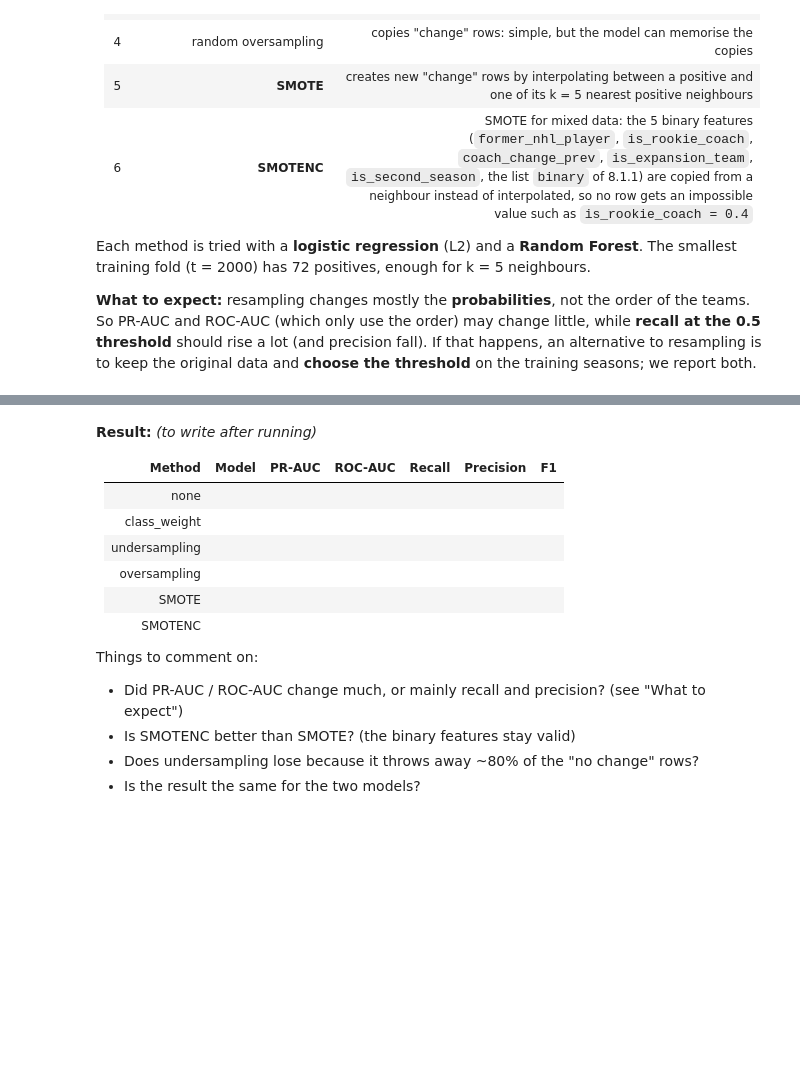
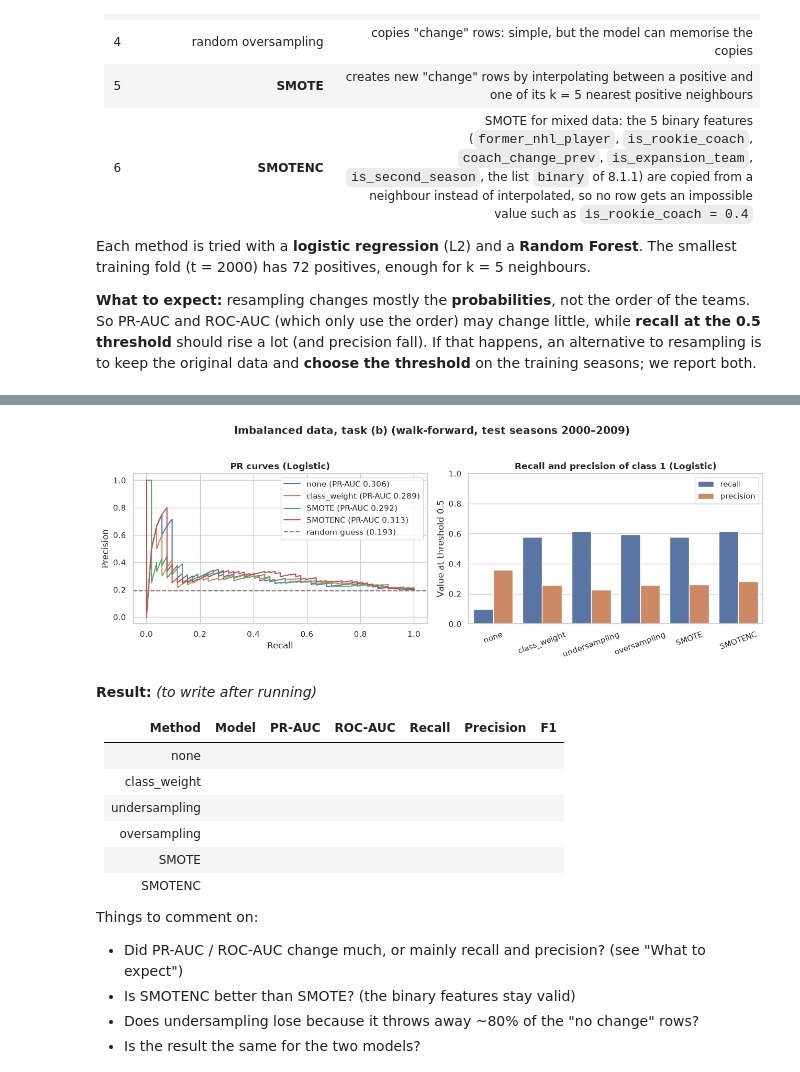
Before and after one commit to LuisBento2005/AC_DataMining, a Jupyter notebook: notebooks/03_data_preparation.ipynb, the cells around one changed output, grey strips where cells are left out. Cells and saved outputs as stored; diff of their text form; code cells hidden in the pictures; blank space fills up the shorter version.

Commit message:
imbalanced data

```diff
--- a/notebooks/03_data_preparation.ipynb
+++ b/notebooks/03_data_preparation.ipynb
@@ -4705,9 +4769,36 @@ Each method is tried with a **logistic regression** (L2) and a **Random Forest**
 # %%
-# TODO (your code) — figure
-#
-# left: PR curves of the best methods vs "none" (one model), with the random-guess line at the positive rate
-# right: recall and precision at threshold 0.5 per method (grouped bars)
-# save to ../docs/figures/du/dp08_imbalance_methods.png
+from sklearn.metrics import precision_recall_curve
+
+figure_model = "Logistic"
+fig, axes = plt.subplots(1, 2, figsize=(13, 4.5))
+
+# left: PR curves of some methods vs "none"
+for method in ["none", "class_weight", "SMOTE", "SMOTENC"]:
+    precision, recall, _ = precision_recall_curve(y_true_b, probabilities[(method, figure_model)])
+    pr_auc = imbalance.query("method == @method and model == @figure_model")["PR-AUC"].iloc[0]
+    axes[0].plot(recall, precision, label=f"{method} (PR-AUC {pr_auc:.3f})")
+axes[0].axhline(np.mean(y_true_b), color="grey", linestyle="--", label=f"random guess ({np.mean(y_true_b):.3f})")
+axes[0].set_xlabel("Recall")
+axes[0].set_ylabel("Precision")
+axes[0].set_title(f"PR curves ({figure_model})", fontweight="bold")
+axes[0].legend()
+
+# right: recall and precision at threshold 0.5 per method
+bars = imbalance[imbalance["model"] == figure_model].melt(id_vars="method", value_vars=["recall", "precision"], var_name="metric")
+sns.barplot(data=bars, x="method", y="value", hue="metric", ax=axes[1])
+axes[1].set_xlabel("")
+axes[1].set_ylabel("Value at threshold 0.5")
+axes[1].set_title(f"Recall and precision of class 1 ({figure_model})", fontweight="bold")
+axes[1].tick_params(axis="x", rotation=20)
+axes[1].set_ylim(0, 1)
+axes[1].legend(loc="upper right")
+
+plt.suptitle("Imbalanced data, task (b) (walk-forward, test seasons 2000–2009)", fontweight="bold", y=1.03)
+plt.tight_layout()
+plt.savefig("../docs/figures/du/dp08_imbalance_methods.png", dpi=300, bbox_inches="tight")
+plt.show()
+# %% [output]
+[figure, added]
 # %% [markdown]
 **Result:** *(to write after running)*
 
```
Also changed, not shown: parts of 1 cell of this notebook, 2 other files.
